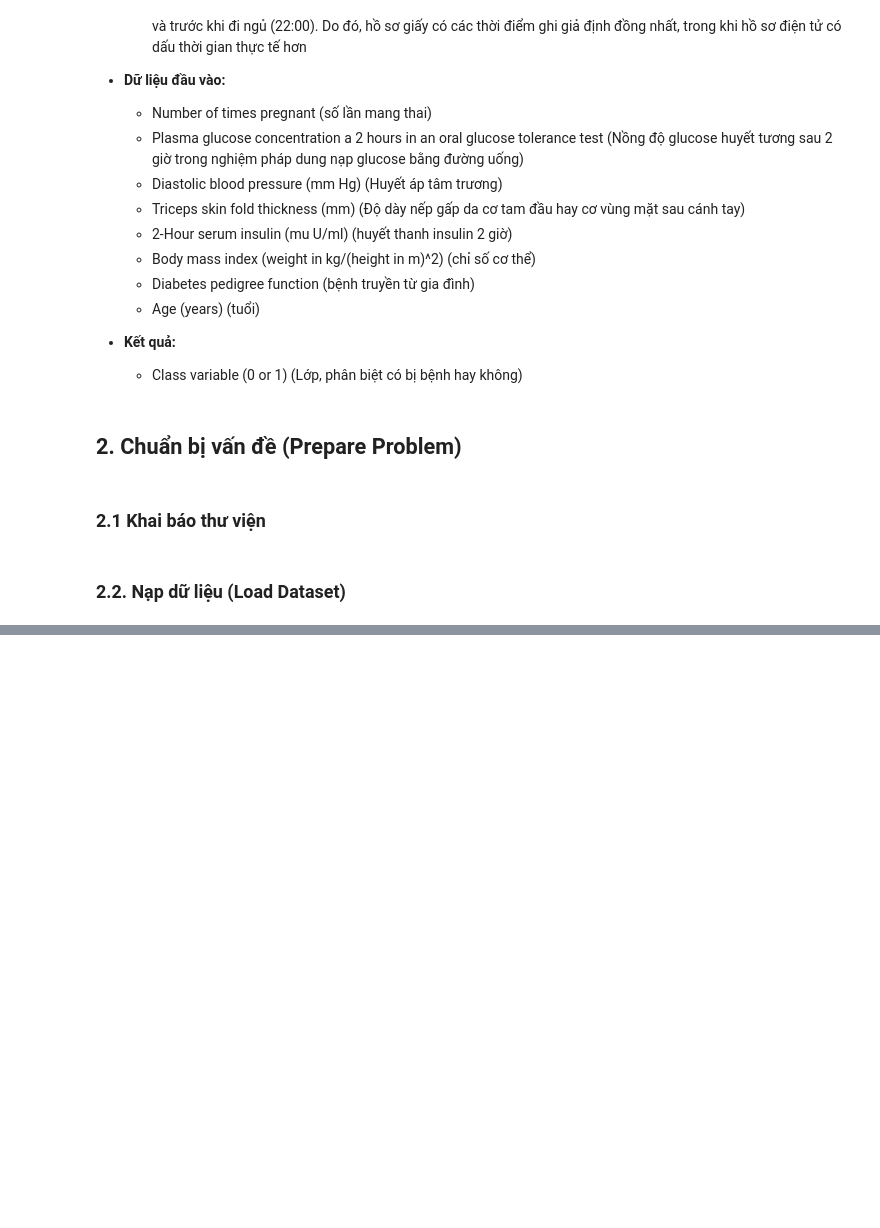
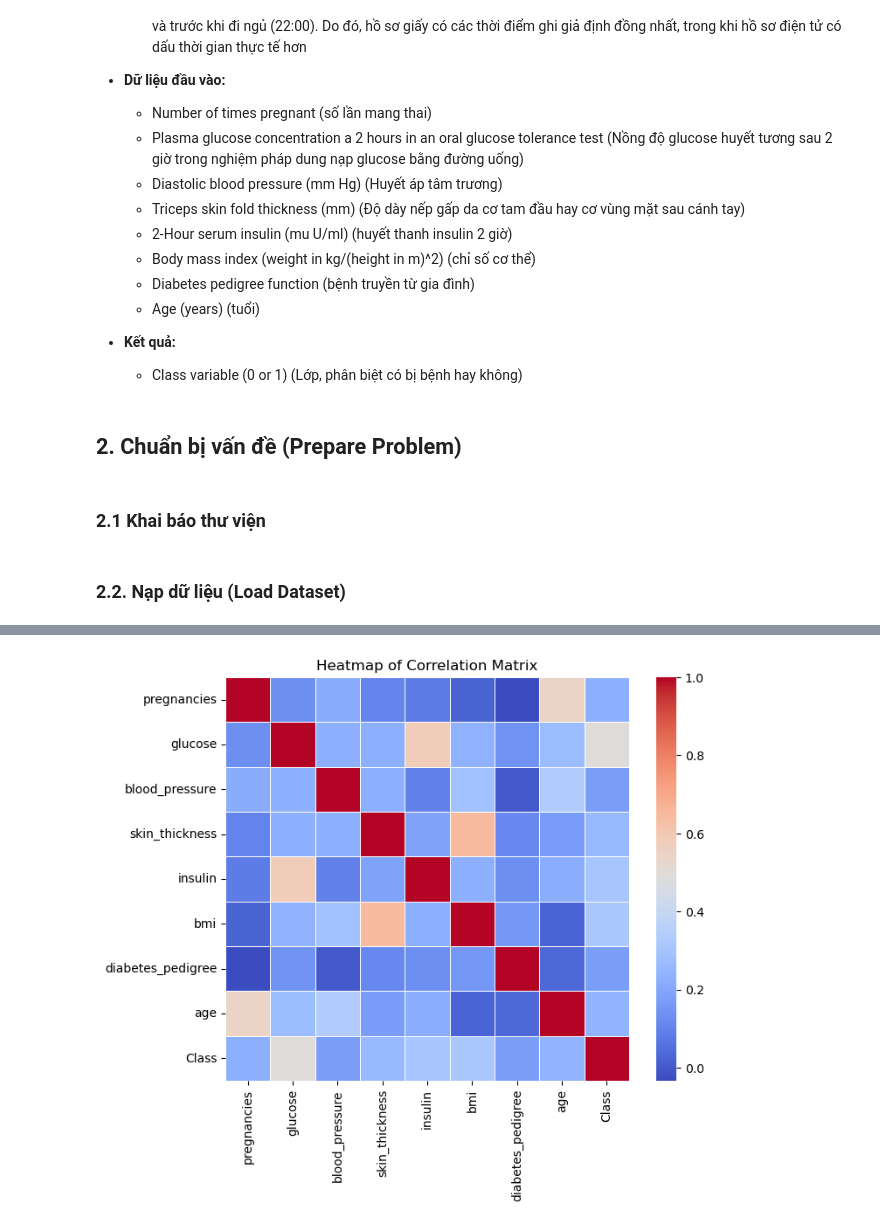
Before and after one commit to TonOfWeight072501/sgu25_data_mining, a Jupyter notebook: demo/lab02/pima.ipynb, the cells around one changed output, grey strips where cells are left out. Cells and saved outputs as stored; diff of their text form; code cells hidden in the pictures; blank space fills up the shorter version.

Commit message:
phan tich xong diabetes, dua theo file phan tich mau iris

```diff
--- a/demo/lab02/pima.ipynb
+++ b/demo/lab02/pima.ipynb
@@ -49,7 +49,7 @@ warnings.filterwarnings("ignore")
 # %% [markdown]
 ### 2.2. Nạp dữ liệu (Load Dataset)
 # %%
-data_name = [    "pregnancies",        # Number of times pregnant
+data_names = [    "pregnancies",        # Number of times pregnant
     "glucose",            # Plasma glucose concentration (2h OGTT)
     "blood_pressure",     # Diastolic blood pressure (mm Hg)
     "skin_thickness",     # Triceps skin fold thickness (mm)
@@ -58,4 +58,4 @@ data_name = [    "pregnancies",        # Number of times pregnant
     "diabetes_pedigree",  # Diabetes pedigree function
     "age",                # Age (years)
     "Class" ]
-df_dataset = pd.read_csv(r"demo/lab02/pima-indians-diabetes.csv", names = data_names)
+df_dataset = pd.read_csv(r"pima-indians-diabetes.csv", names = data_names)
@@ -61,0 +160,12 @@ df_dataset = pd.read_csv(r"demo/lab02/pima-indians-diabetes.csv", names = data_n
+# %%
+cols_with_zeros = ['glucose', 'blood_pressure', 'skin_thickness', 'insulin', 'bmi']
+
+print("--- Số lượng giá trị 0 trong các cột đáng ngờ (trước khi xử lý) ---")
+print((df_dataset[cols_with_zeros] == 0).sum())
+
+
+# Thay thế các giá trị 0 này bằng NaN (Not a Number) để biểu thị chính xác là dữ liệu bị thiếu
+df_dataset[cols_with_zeros] = df_dataset[cols_with_zeros].replace(0, np.nan)
+
+print("--- Số lượng giá trị thiếu (NaN) sau khi thay thế 0 ---")
+print(df_dataset.isnull().sum())
@@ -61,0 +260,10 @@ df_dataset = pd.read_csv(r"demo/lab02/pima-indians-diabetes.csv", names = data_n
+# %%
+correlations = df_dataset.corr(method='pearson')
+display.display(correlations)
+
+# Plot the heatmap
+plt.figure(figsize=(8, 6))
+sns.heatmap(correlations, cmap='coolwarm', cbar=True, square=True, linewidths=.5)
+plt.title('Heatmap of Correlation Matrix')
+plt.show()
+# %% [output]
@@ -61,0 +280 @@ df_dataset = pd.read_csv(r"demo/lab02/pima-indians-diabetes.csv", names = data_n
+[figure, added]
```
Also changed, not shown: parts of 51 cells of this notebook, 2 other files.
